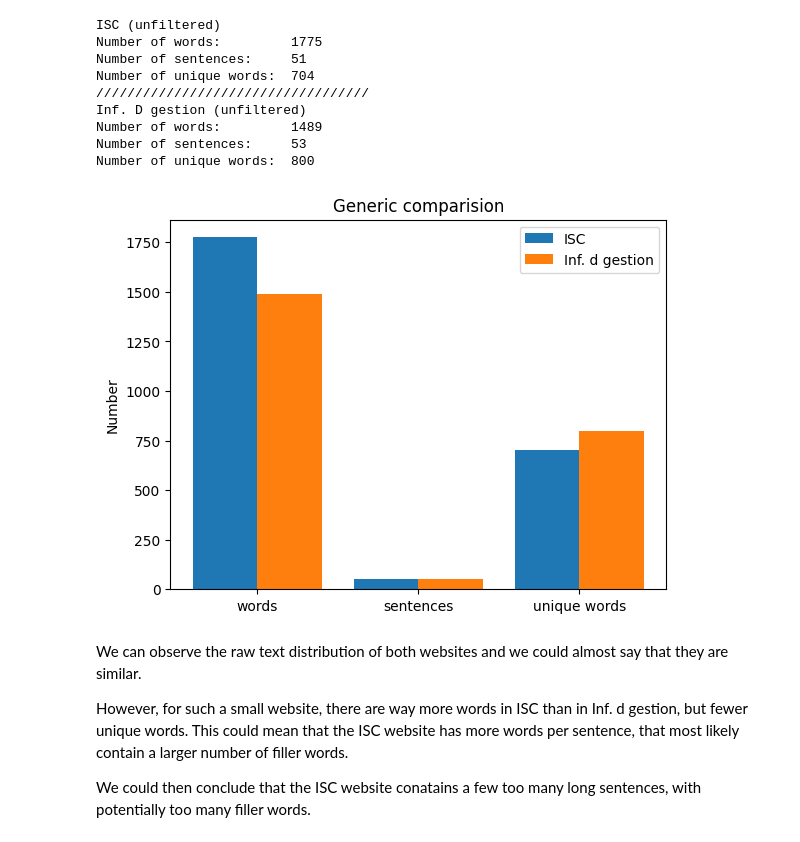
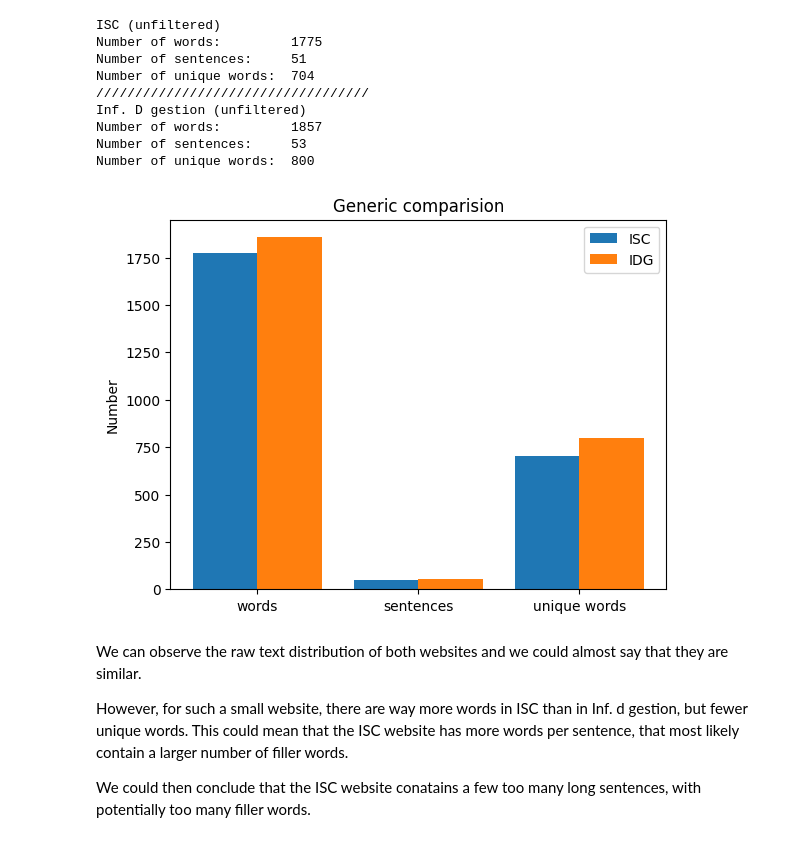
Before and after one commit to zedbros/Data_Processing, a Jupyter notebook: TextProcessing/project.ipynb, the cells around one changed output. Drawn from its saved outputs; the diff is of its cells as text; code cells hidden in the pictures.

```diff
--- a/TextProcessing/project.ipynb
+++ b/TextProcessing/project.ipynb
@@ -25,10 +35,12 @@ text2_1 = Path("res/my_website_full.txt").read_text()
 # %%
-nbr_w1    = len(word_tokenize(text1_1))
-nbr_w2    = len(word_tokenize(text1_2))
+w1        = word_tokenize(text1_1)
+w2        = word_tokenize(text2_1)
+nbr_w1    = len(w1)
+nbr_w2    = len(w2)
 nbr_sen1  = len(sent_tokenize(text1_1))
 nbr_sen2  = len(sent_tokenize(text2_1))
-nbr_uw1   = len(set(word_tokenize(text1_1)))
-nbr_uw2   = len(set(word_tokenize(text2_1)))
+nbr_uw1   = len(set(w1))
+nbr_uw2   = len(set(w2))
 
 print("ISC (unfiltered)")
 print("Number of words:        ", nbr_w1)
@@ -37,36 +49,36 @@ print("Number of unique words: ", nbr_uw1)
 
 print("///////////////////////////////////")
 print("Inf. D gestion (unfiltered)")
 print("Number of words:        ", nbr_w2)
 print("Number of sentences:    ", nbr_sen2)
 print("Number of unique words: ", nbr_uw2)
 
 x_names = np.array(["words", "sentences", "unique words"])
 d1 = [nbr_w1, nbr_sen1, nbr_uw1]
 d2 = [nbr_w2, nbr_sen2, nbr_uw2]
 
 w, x = 0.4, np.arange(len(x_names))
 fig, ax = plt.subplots()
 ax.bar(x - w/2, d1, width=w, label='ISC')
-ax.bar(x + w/2, d2, width=w, label='Inf. d gestion')
+ax.bar(x + w/2, d2, width=w, label='IDG')
 
 ax.set_xticks(x)
 ax.set_xticklabels(x_names)
 ax.set_ylabel('Number')
 ax.set_title('Generic comparision')
 ax.legend()
 plt.show()
 # %% [output]
 ISC (unfiltered)
 Number of words:         1775
 Number of sentences:     51
 Number of unique words:  704
 ///////////////////////////////////
 Inf. D gestion (unfiltered)
-Number of words:         1489
+Number of words:         1857
 Number of sentences:     53
 Number of unique words:  800
-[figure, old version]
+[figure, new version]
 # %% [markdown]
 We can observe the raw text distribution of both websites and we could almost say that they are similar.
 
```
Also changed, not shown: parts of 10 cells of this notebook, 3 other files.
